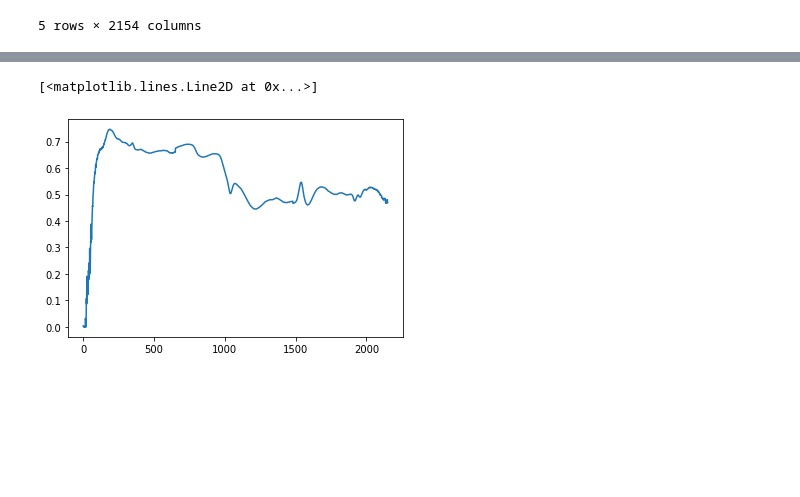
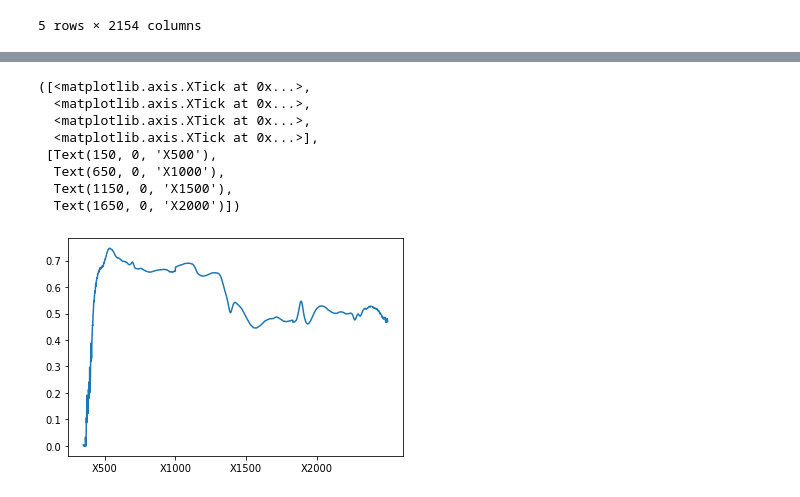
Before and after one commit to distip/heritability, a Jupyter notebook: Untitled.ipynb, the cells around one changed output, grey strips where cells are left out. Cells and saved outputs as stored; diff of their text form; code cells hidden in the pictures; blank space fills up the shorter version.

```diff
--- a/Untitled.ipynb
+++ b/Untitled.ipynb
@@ -45,5 +37,13 @@ plt.plot(data.iloc[ : , 5:colnum].T)
-# %%
-plt.plot(heritabilities)
-# %% [output]
-[<matplotlib.lines.Line2D at 0x...>]
-[figure, removed]
+# %%
+plt.plot(heritabilities)
+plt.xticks([150,650,1150,1650], ['X500','X1000','X1500','X2000'])
+# %% [output]
+([<matplotlib.axis.XTick at 0x...>,
+  <matplotlib.axis.XTick at 0x...>,
+  <matplotlib.axis.XTick at 0x...>,
+  <matplotlib.axis.XTick at 0x...>],
+ [Text(150, 0, 'X500'),
+  Text(650, 0, 'X1000'),
+  Text(1150, 0, 'X1500'),
+  Text(1650, 0, 'X2000')])
+[figure, added]
```
Also changed, not shown: parts of 1 cell of this notebook.
